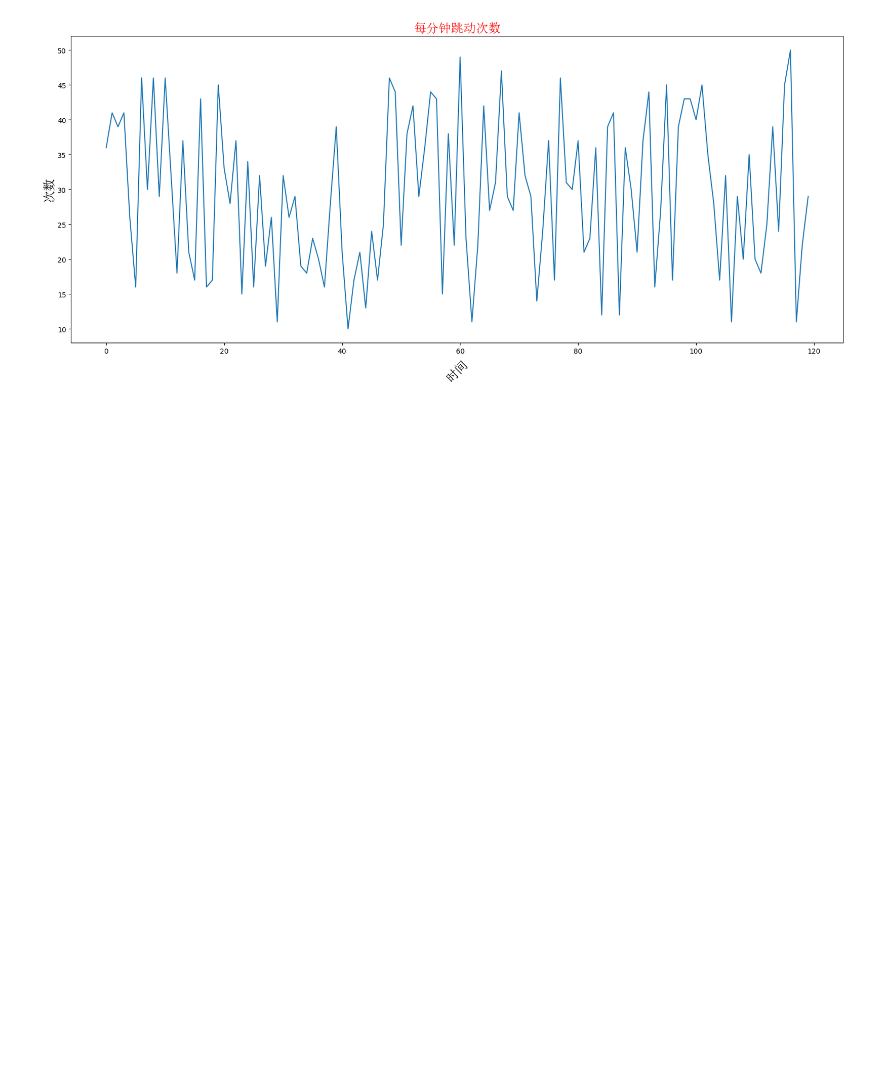
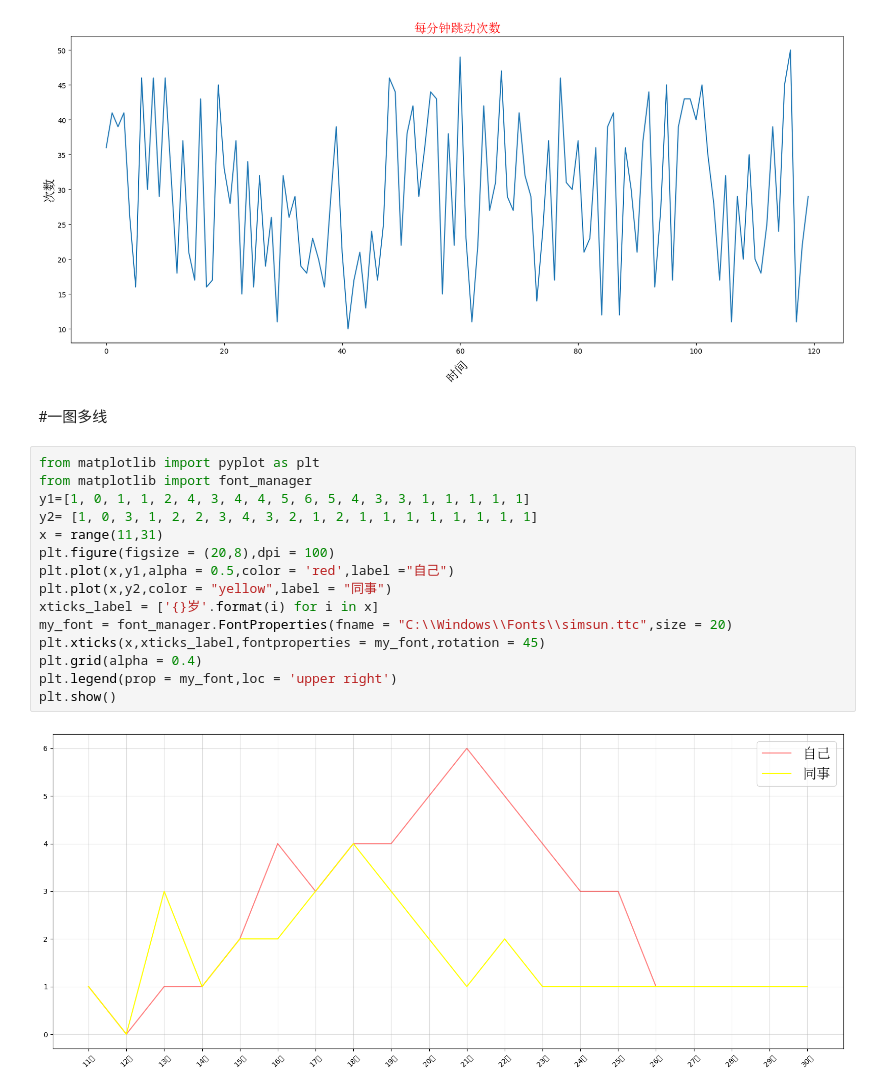
Before and after one commit to jdaas123/pythonstudy, a Jupyter notebook: day10/matplotlib.ipynb, the cells around one changed output. Saved outputs shown, nothing was run; the diff lists cells and outputs as text; blank space fills up the shorter version.

```diff
--- a/day10/matplotlib.ipynb
+++ b/day10/matplotlib.ipynb
@@ -68,3 +68,22 @@ plt.plot(x,y)
 plt.show()
 # %% [output]
 [figure]
+# %% [markdown]
+#一图多线
+# %%
+from matplotlib import pyplot as plt
+from matplotlib import font_manager
+y1=[1, 0, 1, 1, 2, 4, 3, 4, 4, 5, 6, 5, 4, 3, 3, 1, 1, 1, 1, 1]
+y2= [1, 0, 3, 1, 2, 2, 3, 4, 3, 2, 1, 2, 1, 1, 1, 1, 1, 1, 1, 1]
+x = range(11,31)
+plt.figure(figsize = (20,8),dpi = 100)
+plt.plot(x,y1,alpha = 0.5,color = 'red',label ="自己")
+plt.plot(x,y2,color = "yellow",label = "同事")
+xticks_label = ['{}岁'.format(i) for i in x]
+my_font = font_manager.FontProperties(fname = "C:\\Windows\\Fonts\\simsun.ttc",size = 20)
+plt.xticks(x,xticks_label,fontproperties = my_font,rotation = 45)
+plt.grid(alpha = 0.4)
+plt.legend(prop = my_font,loc = 'upper right')
+plt.show()
+# %% [output]
+[figure, added]
```
Also changed, not shown: parts of 6 cells of this notebook.
